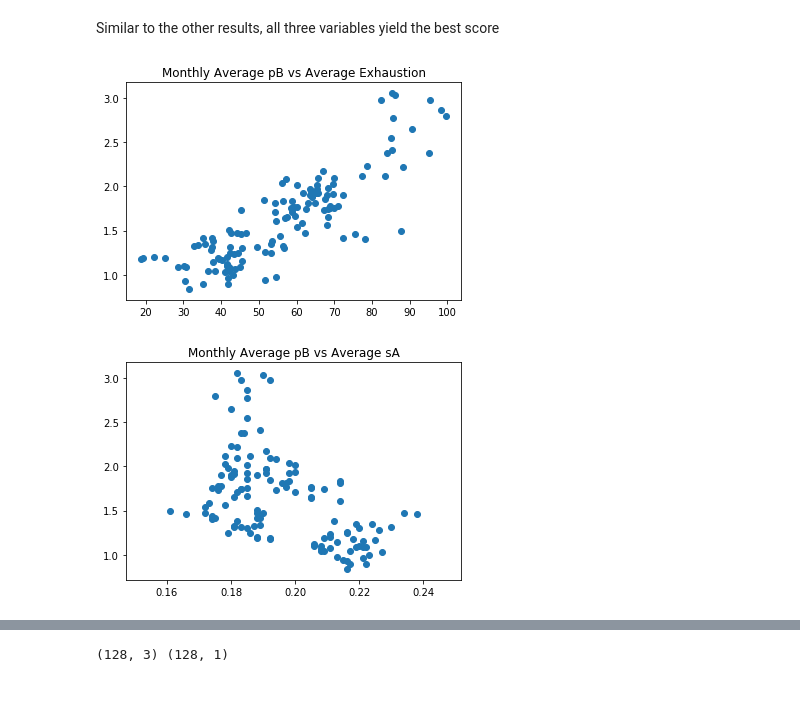
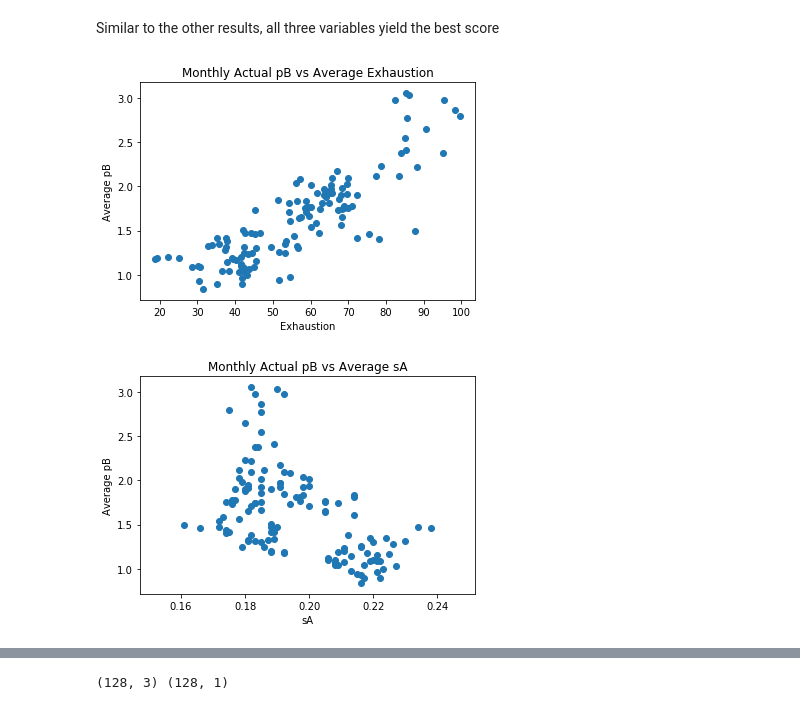
Before and after one commit to ngoodweiler/Data-Analytics-Final_Project, a Jupyter notebook: Regression_testing_monthly.ipynb, the cells around one changed output, grey strips where cells are left out. Saved outputs shown, nothing was run; the diff lists cells and outputs as text; code cells hidden in the pictures.

```diff
--- a/Regression_testing_monthly.ipynb
+++ b/Regression_testing_monthly.ipynb
@@ -354,14 +358,24 @@ Similar to the other results, all three variables yield the best score
 # pB analysis starts here
 # %%
 # Look at scatter plots of each independent variable to identify any trends right away
-plt.scatter(monthly_composite['average_exhaustion'],monthly_composite['average_pB'])
-plt.title('Monthly Average pB vs Average Exhaustion')
+fig, ax = plt.subplots()
+ax.scatter(monthly_composite['average_exhaustion'],monthly_composite['average_pB'])
+plt.title('Monthly Actual pB vs Average Exhaustion')
+ax.set_ylabel('Average pB')
+ax.set_xlabel('Exhaustion')
+fig.set_size_inches(6, 4)
+fig.savefig('Images/month_pB_exhaustion.png', dpi=96)
 plt.show()
 # %% [output]
-[figure, old version]
+[figure, new version]
 # %%
-plt.scatter(monthly_composite['average_sA'],monthly_composite['average_pB'])
-plt.title('Monthly Average pB vs Average sA')
+fig, ax = plt.subplots()
+ax.scatter(monthly_composite['average_sA'],monthly_composite['average_pB'])
+plt.title('Monthly Actual pB vs Average sA')
+ax.set_ylabel('Average pB')
+ax.set_xlabel('sA')
+fig.set_size_inches(6, 4)
+fig.savefig('Images/month_pB_sA.png', dpi=96)
 plt.show()
 # %% [output]
-[figure, old version]
+[figure, new version]
```
Also changed, not shown: parts of 47 cells of this notebook, 25 other files.
